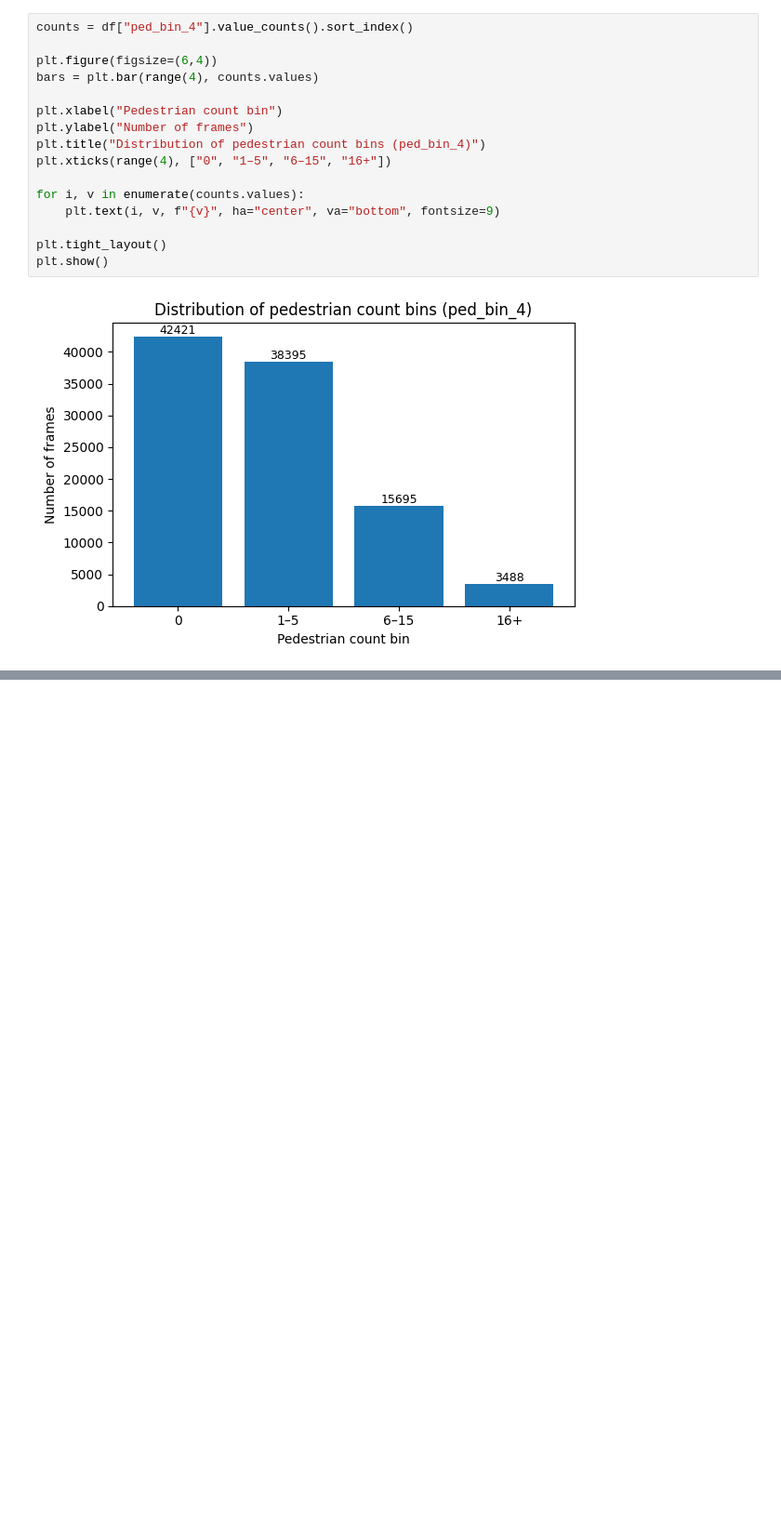
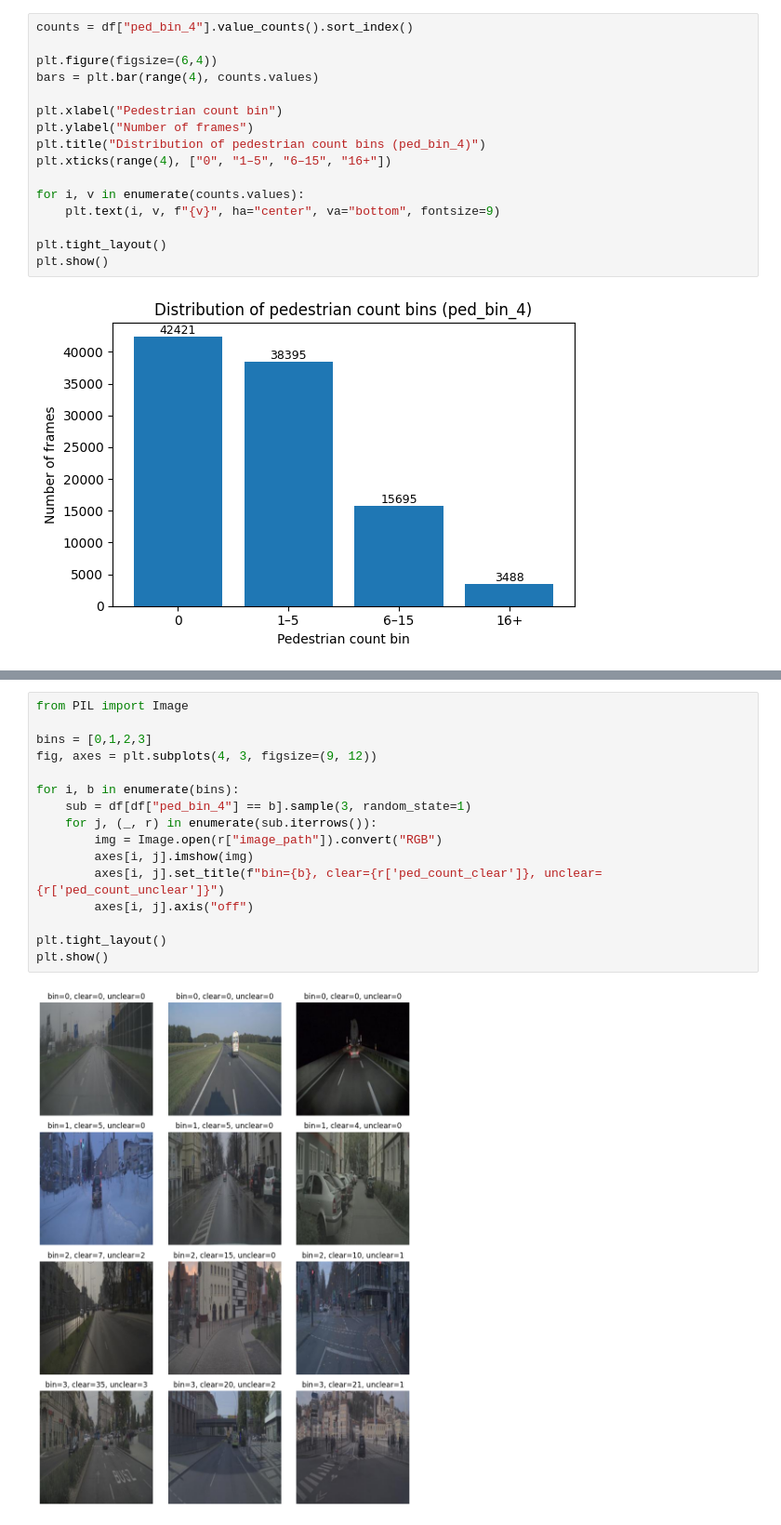
Before and after one commit to scaleoutsystems/multimodal-MoE, a Jupyter notebook: notebooks/zod_frames_index_sanity.ipynb, the cells around one changed output, grey strips where cells are left out. Shown at 93% size. Saved outputs shown, nothing was run; the diff lists cells and outputs as text; blank space fills up the shorter version.

```diff
--- a/notebooks/zod_frames_index_sanity.ipynb
+++ b/notebooks/zod_frames_index_sanity.ipynb
@@ -89,0 +121,18 @@ plt.show()
+# %%
+from PIL import Image
+
+bins = [0,1,2,3]
+fig, axes = plt.subplots(4, 3, figsize=(9, 12))
+
+for i, b in enumerate(bins):
+    sub = df[df["ped_bin_4"] == b].sample(3, random_state=1)
+    for j, (_, r) in enumerate(sub.iterrows()):
+        img = Image.open(r["image_path"]).convert("RGB")
+        axes[i, j].imshow(img)
+        axes[i, j].set_title(f"bin={b}, clear={r['ped_count_clear']}, unclear={r['ped_count_unclear']}")
+        axes[i, j].axis("off")
+
+plt.tight_layout()
+plt.show()
+# %% [output]
+[figure, added]
```
Also changed, not shown: parts of 5 cells of this notebook.
